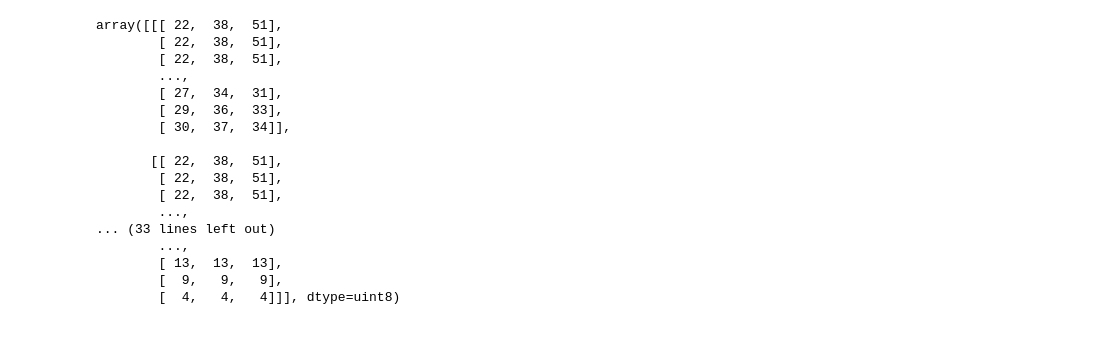
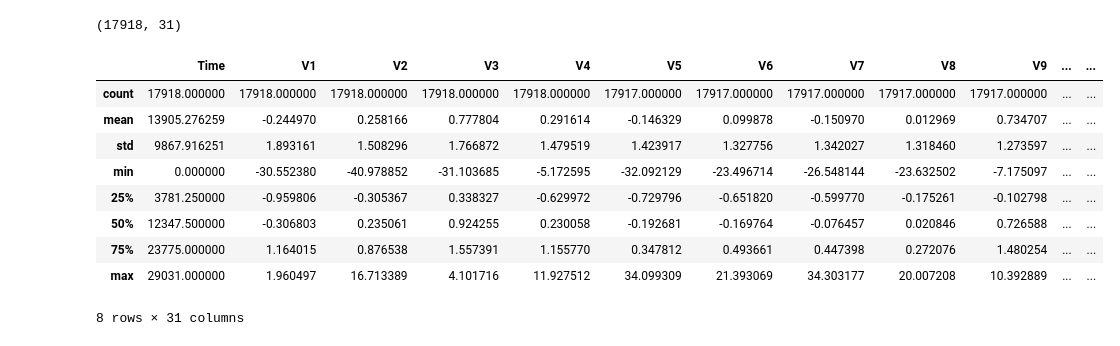
Before and after one commit to prahladprajapat2601-oss/Credit_Card_fraud_detection, a Jupyter notebook: Credit_Card_Fraud_Detection.ipynb, the cells around one changed output. Cells and saved outputs as stored; diff of their text form; code cells hidden in the pictures.

```diff
--- a/Credit_Card_Fraud_Detection.ipynb
+++ b/Credit_Card_Fraud_Detection.ipynb
@@ -9,0 +29,4 @@ img =cv.imread('/content/test.jpeg')
+# %%
+import warnings
+warnings.filterwarnings("ignore")
+df=pd.read_csv('creditcard.csv')
@@ -10,19 +43,18 @@ img =cv.imread('/content/test.jpeg')
 # %%
+
+df.shape
 # %% [output]
-array([[[ 22,  38,  51],
-        [ 22,  38,  51],
-        [ 22,  38,  51],
-        ...,
-        [ 27,  34,  31],
-        [ 29,  36,  33],
-        [ 30,  37,  34]],
-
-       [[ 22,  38,  51],
-        [ 22,  38,  51],
-        [ 22,  38,  51],
-        ...,
-... (33 lines left out)
-        ...,
-        [ 13,  13,  13],
-        [  9,   9,   9],
-        [  4,   4,   4]]], dtype=uint8)
+(17918, 31)
+# %%
+df.describe()
+# %% [output]
+|  | Time | V1 | V2 | V3 | V4 | V5 | V6 | V7 | V8 | V9 | ... | ... |
+| count | 17918.000000 | 17918.000000 | 17918.000000 | 17918.000000 | 17918.000000 | 17917.000000 | 17917.000000 | 17917.000000 | 17917.000000 | 17917.000000 | ... | ... |
+| mean | 13905.276259 | -0.244970 | 0.258166 | 0.777804 | 0.291614 | -0.146329 | 0.099878 | -0.150970 | 0.012969 | 0.734707 | ... | ... |
+| std | 9867.916251 | 1.893161 | 1.508296 | 1.766872 | 1.479519 | 1.423917 | 1.327756 | 1.342027 | 1.318460 | 1.273597 | ... | ... |
+| min | 0.000000 | -30.552380 | -40.978852 | -31.103685 | -5.172595 | -32.092129 | -23.496714 | -26.548144 | -23.632502 | -7.175097 | ... | ... |
+| 25% | 3781.250000 | -0.959806 | -0.305367 | 0.338327 | -0.629972 | -0.729796 | -0.651820 | -0.599770 | -0.175261 | -0.102798 | ... | ... |
+| 50% | 12347.500000 | -0.306803 | 0.235061 | 0.924255 | 0.230058 | -0.192681 | -0.169764 | -0.076457 | 0.020846 | 0.726588 | ... | ... |
+| 75% | 23775.000000 | 1.164015 | 0.876538 | 1.557391 | 1.155770 | 0.347812 | 0.493661 | 0.447398 | 0.272076 | 1.480254 | ... | ... |
+| max | 29031.000000 | 1.960497 | 16.713389 | 4.101716 | 11.927512 | 34.099309 | 21.393069 | 34.303177 | 20.007208 | 10.392889 | ... | ... |
+8 rows × 31 columns
```
Also changed, not shown: parts of 15 cells of this notebook.
